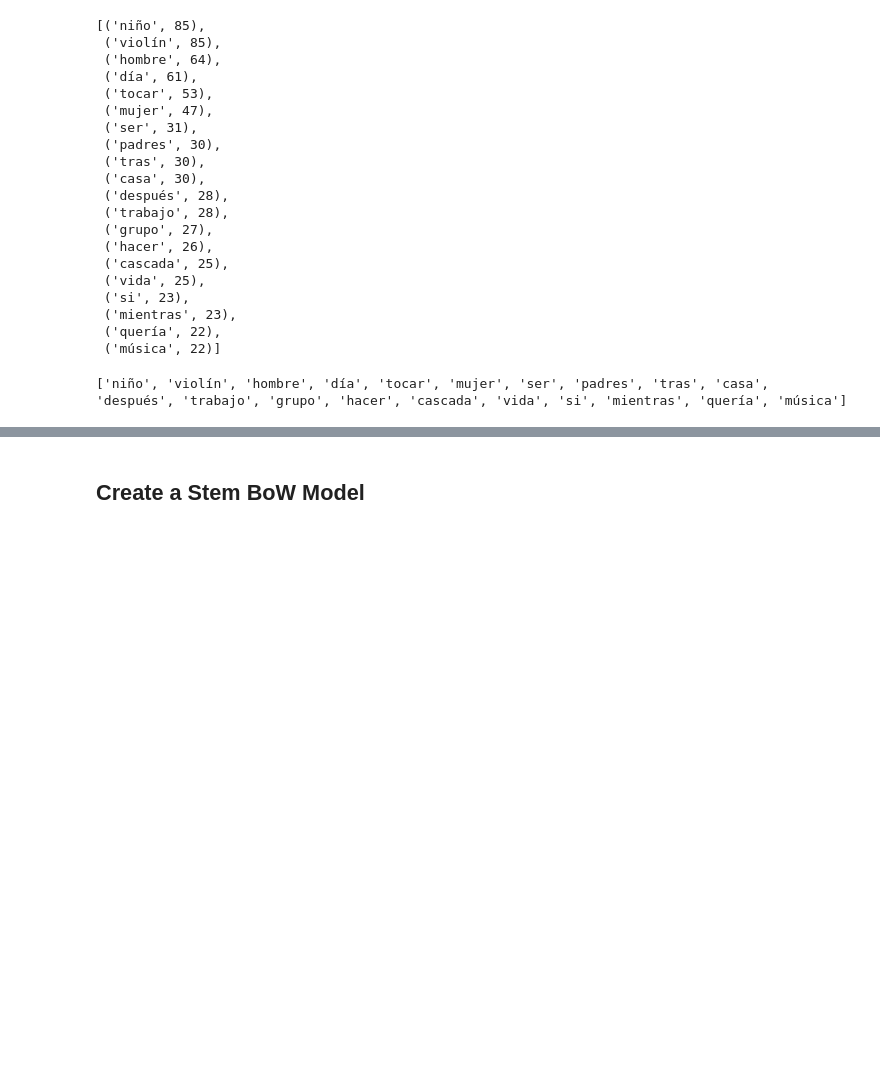
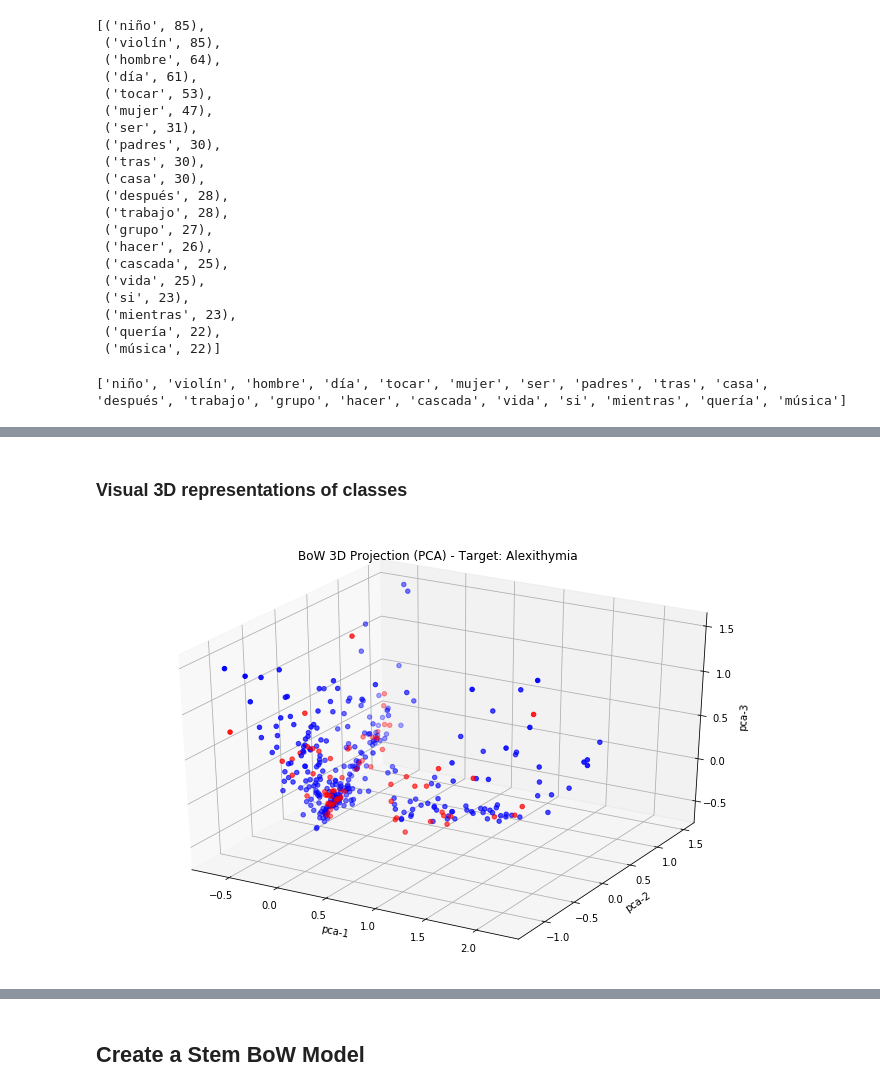
Before and after one commit to raul-arrabales/alexithymic-lang, a Jupyter notebook: nlp/3_BoW.ipynb, the cells around one changed output, grey strips where cells are left out. Cells and saved outputs as stored; diff of their text form; code cells hidden in the pictures; blank space fills up the shorter version.

```diff
--- a/nlp/3_BoW.ipynb
+++ b/nlp/3_BoW.ipynb
@@ -140,0 +348,18 @@ alex_df.head()
+# %% [markdown]
+### Visual 3D representations of classes
+# %%
+colors = {1:'red', 0:'blue'}
+ax = plt.figure(figsize=(12,8)).gca(projection='3d')
+ax.scatter(
+    xs=feats_df["pca-3d-1"],
+    ys=feats_df["pca-3d-2"],
+    zs=feats_df["pca-3d-3"],
+    c=feats_df['Alex_A'].apply(lambda x: colors[x])
+)
+ax.set_xlabel('pca-1')
+ax.set_ylabel('pca-2')
+ax.set_zlabel('pca-3')
+plt.title("BoW 3D Projection (PCA) - Target: Alexithymia")
+plt.show()
+# %% [output]
+[figure, added]
```
Also changed, not shown: parts of 65 cells of this notebook.
